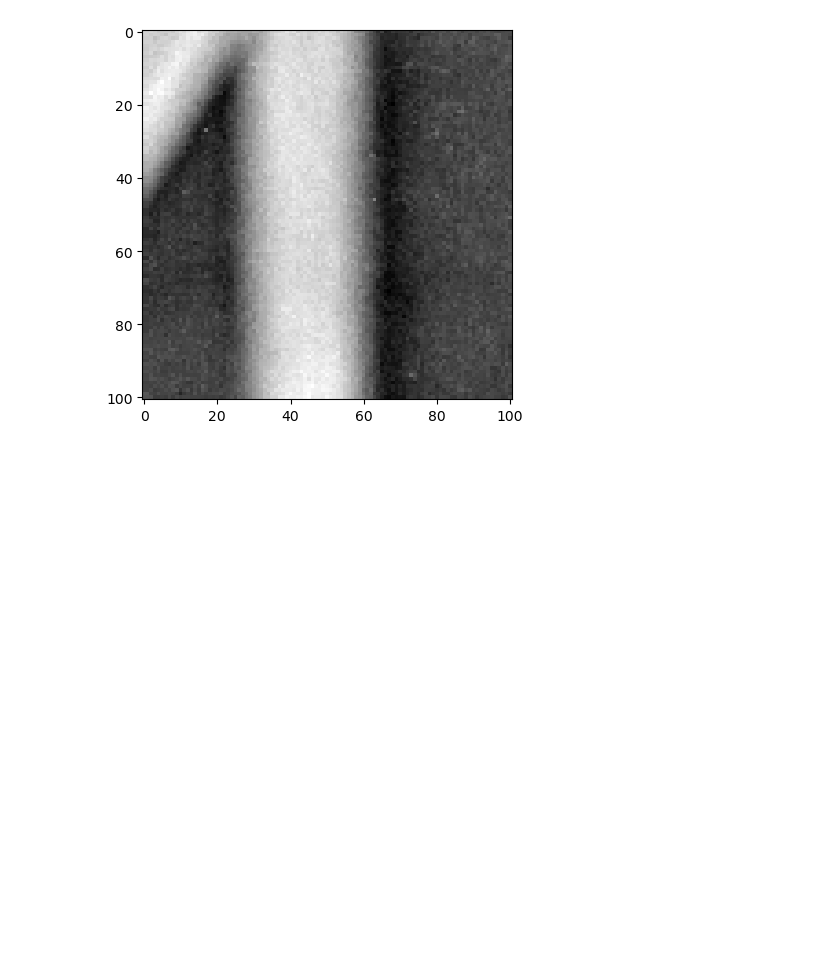
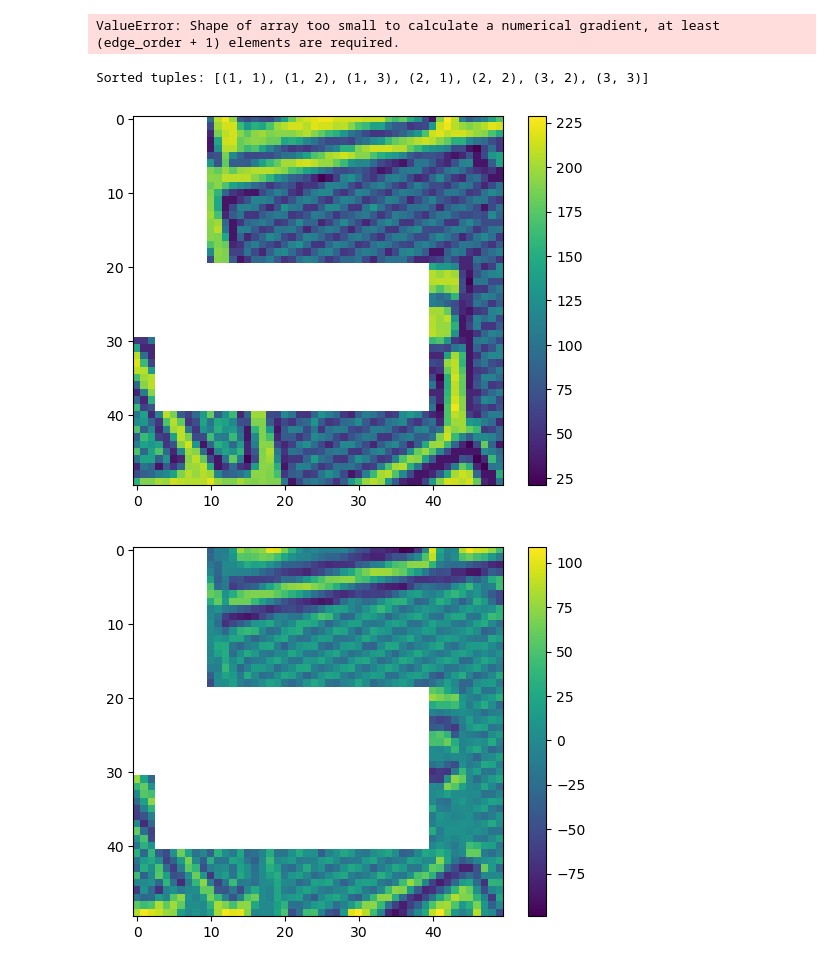
Before and after one commit to clementgilli/inpainting, a Jupyter notebook: worksheet_jean.ipynb, the cells around one changed output. Drawn from its saved outputs; the diff is of its cells as text; code cells hidden in the pictures; blank space fills up the shorter version.

```diff
--- a/worksheet_jean.ipynb
+++ b/worksheet_jean.ipynb
@@ -78,10 +195,46 @@ class PatchedImage():
 
 # gradient discret ? methode de calcul au bord et quelle "portée"
 # comment stocker les priorities pour optimiser la vitesse de l'algorithme
-# %%
-# Exemple d'utilisation
-patch_instance = PatchedImage("images/lena.tif",50)
-
-patch_instance.show_patch((100,50))
-# %% [output]
-[figure, removed]
+# %%
+imgp = PatchedImage("images/lena.tif",4)
+imgp.set_priorities()
+# %% [output]
+ValueError: Shape of array too small to calculate a numerical gradient, at least (edge_order + 1) elements are required.
+# %%
+# List of tuples
+tuples_list = [(1, 3), (1, 2), (2, 1), (3, 3), (3, 2), (2, 2), (1, 1)]
+
+# Sorting the list of tuples
+sorted_tuples = sorted(tuples_list)
+
+# Printing the sorted list
+print("Sorted tuples:", sorted_tuples)
+# %% [output]
+Sorted tuples: [(1, 1), (1, 2), (1, 3), (2, 1), (2, 2), (3, 2), (3, 3)]
+# %%
+
+# Assuming 'im' is loaded from a .tif image and is an integer array
+im = np.array(plt.imread('images/carte_nb.tif')[:50, :50])
+
+# Convert image to float type to handle NaN
+im = im.astype(float)
+
+# Copy and introduce NaN as a mask
+nim = np.copy(im)
+nim[0:30, 0:10] = np.nan  # Masked area
+nim[20:40, 3:40] = np.nan  # Masked area
+
+plt.imshow(nim)
+plt.colorbar()
+plt.show()
+
+plt.imshow(np.gradient(nim)[0])
+plt.colorbar()
+plt.show()
+
+plt.imshow(np.gradient(nim)[1])
+plt.colorbar()
+plt.show()
+# %% [output]
+[figure, added]
+[figure, added]
```
Also changed, not shown: parts of 6 cells of this notebook, 1 other file.
